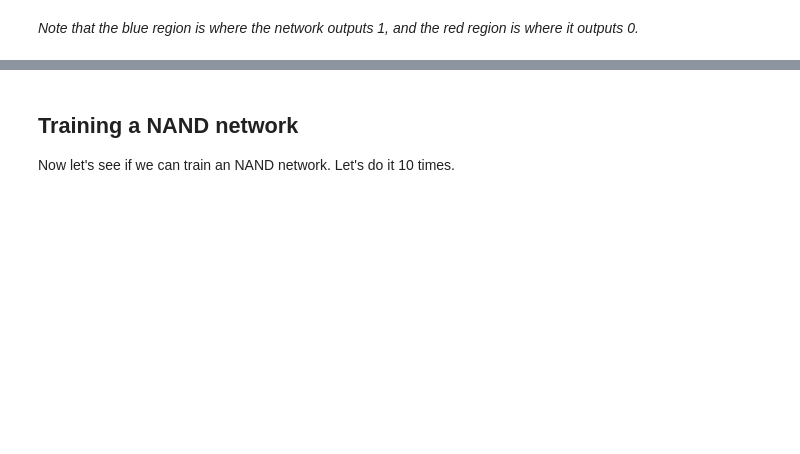
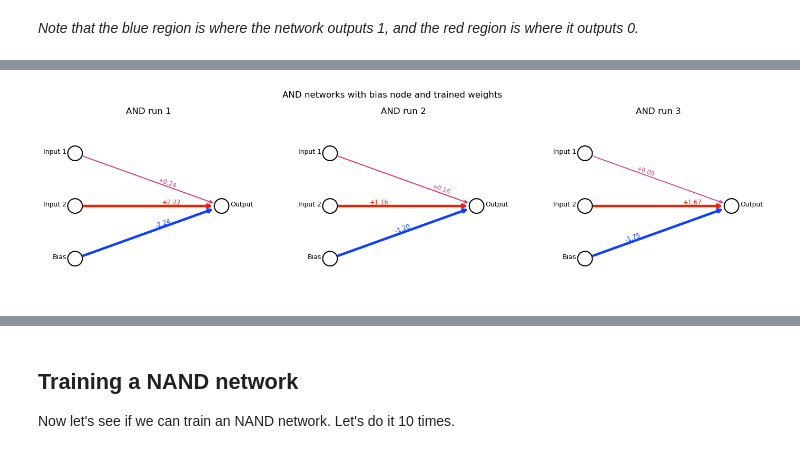
Before and after one commit to jsmagnuson/models-of-the-mind-notebooks, a Jupyter notebook: 12-nnets-02-training-linear-networks.ipynb, the cells around one changed output, grey strips where cells are left out. Drawn from its saved outputs; the diff is of its cells as text; code cells hidden in the pictures; blank space fills up the shorter version.

```diff
--- a/12-nnets-02-training-linear-networks.ipynb
+++ b/12-nnets-02-training-linear-networks.ipynb
@@ -202,57 +458,70 @@ Now let's plot the network with code from our previous notebook.
 # %%
 import network_plotter as netplot
 import numpy as np
 import matplotlib.pyplot as plt
 
-# Setup for the AND network plot
-plot_width = 10.0
-plot_height = plot_width
-fig_width = plot_width * 1.2
-fig_height = fig_width
-figsize = (fig_width, fig_height)
 
-# Define the network for the AND function
-layers_and = [
-    ['Input 1', 'Input 2', 'Bias'],
-    ['Output']
-]
+def plot_simple_network(ax, weights, title, plot_width=6.0):
+    """Draw one 'Input 1 / Input 2 / Bias -> Output' network into given axes."""
+    fig_width = fig_height = plot_width * 1.2
+    layers = [['Input 1', 'Input 2', 'Bias'], ['Output']]
 
-# Set weights for the AND function
-# Both inputs need to be 1 to exceed the threshold of 1.5
-#input_to_output_weights_and = np.array([1.0, 1.0, -1.5])
+    ax.set_xlim(0, fig_width)
+    ax.set_ylim(0, fig_height)
+    ax.set_aspect('equal', adjustable='box')   # keeps the nodes circular
 
-# Instead of setting the weights, we will use the ones we just got from training.
-input_to_output_weights_and = or_wts
+    vmax = netplot.weight_vmax(weights)      # colour scale for this network
+    node_positions = netplot.calculate_node_positions(layers, plot_width,
+                                                      fig_width, fig_height)
+    for i, column in enumerate(layers):
+        for node in column:
+            netplot.draw_neuron_with_label(ax, node_positions[node], node, i,
+                                           len(layers), plot_width=plot_width)
+    for i, input_node in enumerate(layers[0]):
+        netplot.draw_connection_with_weight(ax, node_positions, input_node,
+                                            'Output', weights[i],
+                                            show_weight=True,
+                                            plot_width=plot_width,
+                                            font_size=1.4,
+                                            weight_fmt='+.2f', vmax=vmax)
+    ax.set_title(title)
+    ax.axis('off')
 
 
-# Creating the figure for the AND network
-fig, ax = plt.subplots(figsize=figsize)
-ax.set_xlim(0, fig_width)
-ax.set_ylim(0, fig_height)
-ax.set_aspect('equal', adjustable='box')
+def plot_extreme_runs(results, label):
+    """Draw three of the runs: the ones with the smallest, middle and largest
+    'larger weight'. Three panels is enough to show the range of solutions."""
+    larger_weights = np.array([max(r.weights[0], r.weights[1]) for r in results])
+    order = np.argsort(larger_weights)              # smallest ... largest
+    chosen = [order[0], order[len(order) // 2], order[-1]]
+    descriptions = ['smallest', 'middle', 'largest']
 
-# Calculate node positions for the AND network
-node_positions_and = netplot.calculate_node_positions(layers_and, plot_width, fig_width, fig_height)
+    fig, axes = plt.subplots(1, 3, figsize=(5.6 * 3, 5.4))
+    fig.subplots_adjust(wspace=0.45)
+    for ax, idx, description in zip(axes, chosen, descriptions):
+        plot_simple_network(
+            ax, results[idx].weights,
+            f'{label} {idx + 1}  ({description} larger weight: '
+            f'{larger_weights[idx]:.2f}, {results[idx].updates} updates)')
+    fig.suptitle(f'Three of the {len(results)} trained networks', y=0.9)
+    plt.show()
 
-# Draw Neurons with Labels for the AND network
-num_layers_and = len(layers_and)
-subtext_and = ''
-nodetext_and = ''
-for i, column in enumerate(layers_and):
-    for node in column:
-        pos = node_positions_and[node]
-        # if i == num_layers_and - 1:
-        #     subtext_and = 'Threshold: 1.5'
-        netplot.draw_neuron_with_label(ax, pos, node, i, num_layers_and, plot_width=plot_width, subtext=subtext_and, nodetext=nodetext_and)
+    print("larger weight per run:",
+          "  ".join(f"run {i+1}: {v:.2f}" for i, v in enumerate(larger_weights)))
+    print("chosen:",
+          "  ".join(f"{d} = run {i+1}" for d, i in zip(descriptions, chosen)))
 
-# Draw Connections with Weights for the AND network
-for i, input_node in enumerate(layers_and[0]):
-    weight = input_to_output_weights_and[i]
-    netplot.draw_connection_with_weight(ax, node_positions_and, input_node, 'Output', weight, show_weight=True, plot_width=plot_width)
 
-plt.title('AND network with bias node and trained weights', x=0.5, y=0.85)
-plt.axis('off')
+# One smaller panel per run, side by side, each showing that run's weights
+fig, axes = plt.subplots(1, len(and_runs), figsize=(5.6 * len(and_runs), 5.4))
+fig.subplots_adjust(wspace=0.45)
+for run, (ax, result) in enumerate(zip(np.atleast_1d(axes), and_runs), start=1):
+    plot_simple_network(ax, result.weights, f'AND run {run}')
+
+fig.suptitle('AND networks with bias node and trained weights', y=0.9)
 plt.show()
+# %% [output]
+[figure, added]
 # %% [markdown]
 ---
 
```
Also changed, not shown: parts of 51 cells of this notebook, 3 other files.
